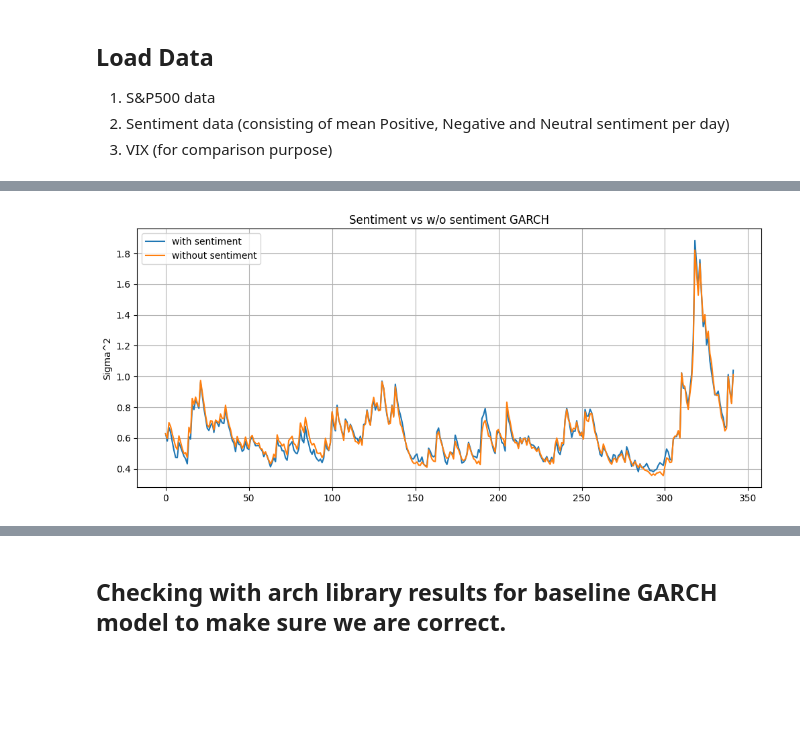
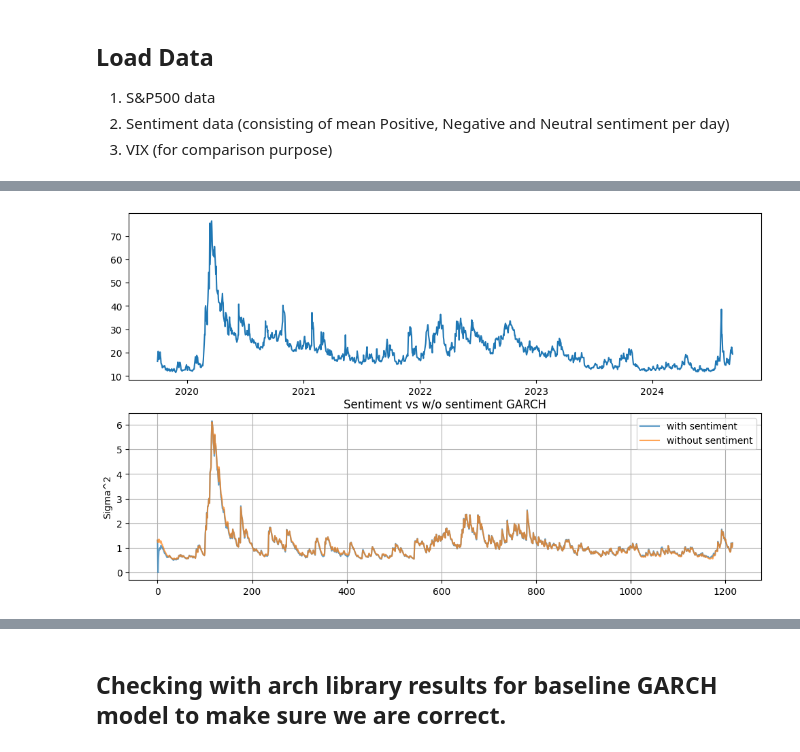
Before and after one commit to hwh1771/sentiment-analysis-volatility-forecasting, a Jupyter notebook: notebooks/garch_exogenous.ipynb, the cells around one changed output, grey strips where cells are left out. Cells and saved outputs as stored; diff of their text form; code cells hidden in the pictures; blank space fills up the shorter version.

```diff
--- a/notebooks/garch_exogenous.ipynb
+++ b/notebooks/garch_exogenous.ipynb
@@ -29,11 +33,14 @@ vix = yf.Ticker('^VIX').history(start=start, end=end)[['Close']].rename(columns=
 # %%
 # Merge all into one dataframe
-data.index = pd.DatetimeIndex(data.index.tz_localize(None))
-vix.index = pd.DatetimeIndex(vix.index.tz_localize(None))
-data_with_sentiment = data.join(sentiment_df, how='inner').join(vix[['VIX Close']], how='left')
+#vix.index = pd.DatetimeIndex(vix.index.tz_localize(None))
+data_with_sentiment = prices_df.join(sentiment_df, how='inner')#.join(vix[['VIX Close']], how='left')
+data_with_sentiment = data_with_sentiment.drop(columns=['Date', 'adjusted_date'])
+data_with_sentiment = data_with_sentiment.dropna()
 
-log_returns = data_with_sentiment['Log_Returns']
+
+log_returns = data_with_sentiment['log_returns']
 exo_sentiment = data_with_sentiment[['mean_pos_sentiment',	'mean_neg_sentiment']].to_numpy()
 
+
 data_with_sentiment.head()
 # %% [output]
@@ -257,4 +55,4 @@ class GARCH:
 # %%
-garch_baseline = GARCH(p=1, q=1, z=0)
-garch_baseline.train(100*log_returns)
+garch_baseline = GARCH(p=1, q=1, z=0, verbose=True)
+garch_baseline.train(log_returns)
 # %% [output]
@@ -263,0 +78,3 @@ omega=0.03625958985060175
+# %%
+garch_with_sentiment = GARCH(p=1, q=1, z=2, verbose=True)
+garch_with_sentiment.train(log_returns, x=exo_sentiment)
@@ -268,4 +105,4 @@ garch_baseline.plot()
 # %%
-garch_with_sentiment = GARCH(p=1, q=1, z=1)
-garch_with_sentiment.train(100*log_returns, exo_sentiment)
+garch_with_sentiment = GARCH(p=1, q=1, z=2)
+garch_with_sentiment.train(log_returns, exo_sentiment)
 # %% [output]
@@ -280,19 +114,21 @@ garch_with_sentiment.plot()
 # %%
 # Compare with and w/o sentiment
 
-fig, ax1 = plt.subplots(figsize=(12,5))
+fig, ax = plt.subplots(2, 1, figsize=(12,7))
 
-plt.plot(garch_with_sentiment.sigma2, label='with sentiment')
-plt.plot(garch_baseline.sigma2, label='without sentiment')
+ax[0].plot(data_with_sentiment['VIX Close'])
+
+ax[1].plot(np.sqrt(garch_with_sentiment.sigma2), label='with sentiment', alpha=0.7)
+ax[1].plot(np.sqrt(garch_baseline.sigma2), label='without sentiment', alpha=0.7)
 
 plt.ylabel("Sigma^2")
 
 plt.title('Sentiment vs w/o sentiment GARCH')
 plt.legend()
 plt.grid()
 plt.show()
 # %% [output]
-[figure, old version]
+[figure, new version]
 # %%
 def mse(actual, pred):
     return np.sum((actual-pred) ** 2)
```
Also changed, not shown: parts of 22 cells of this notebook, 2 other files.
